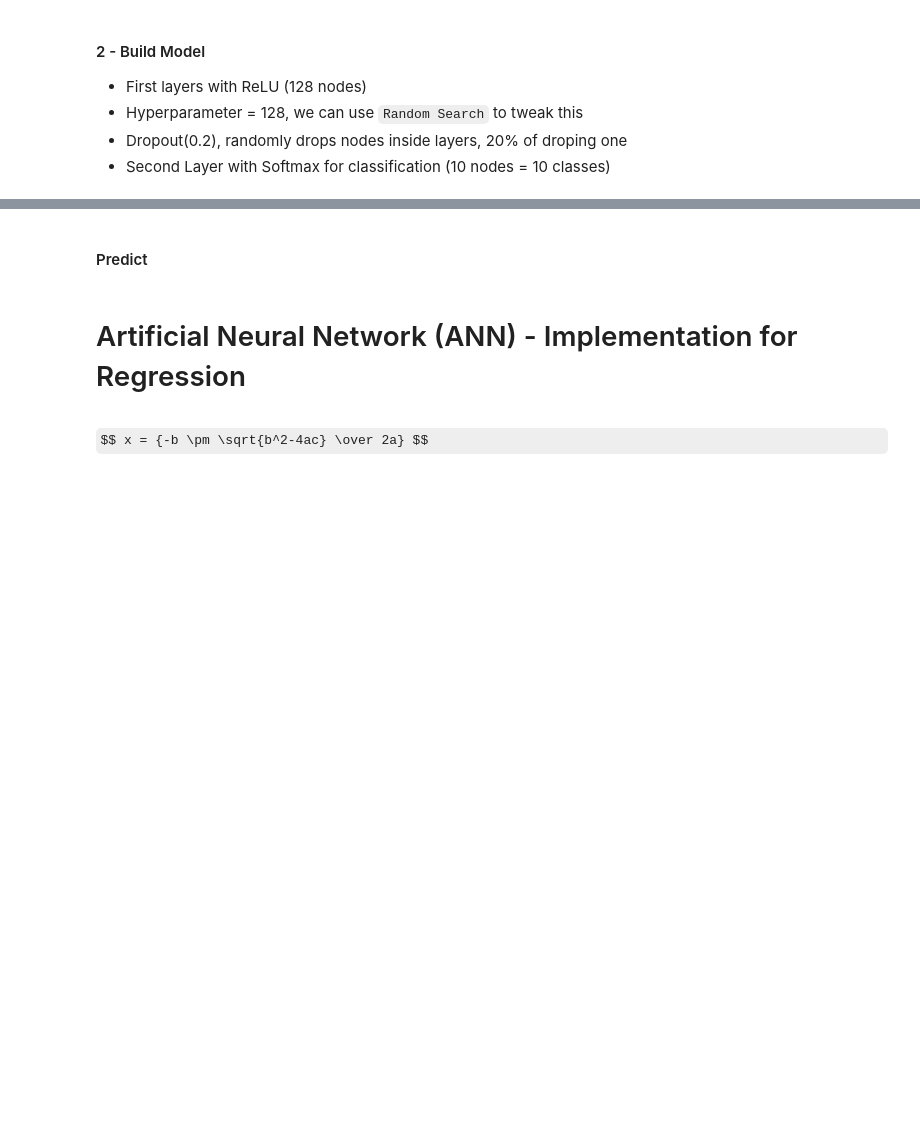
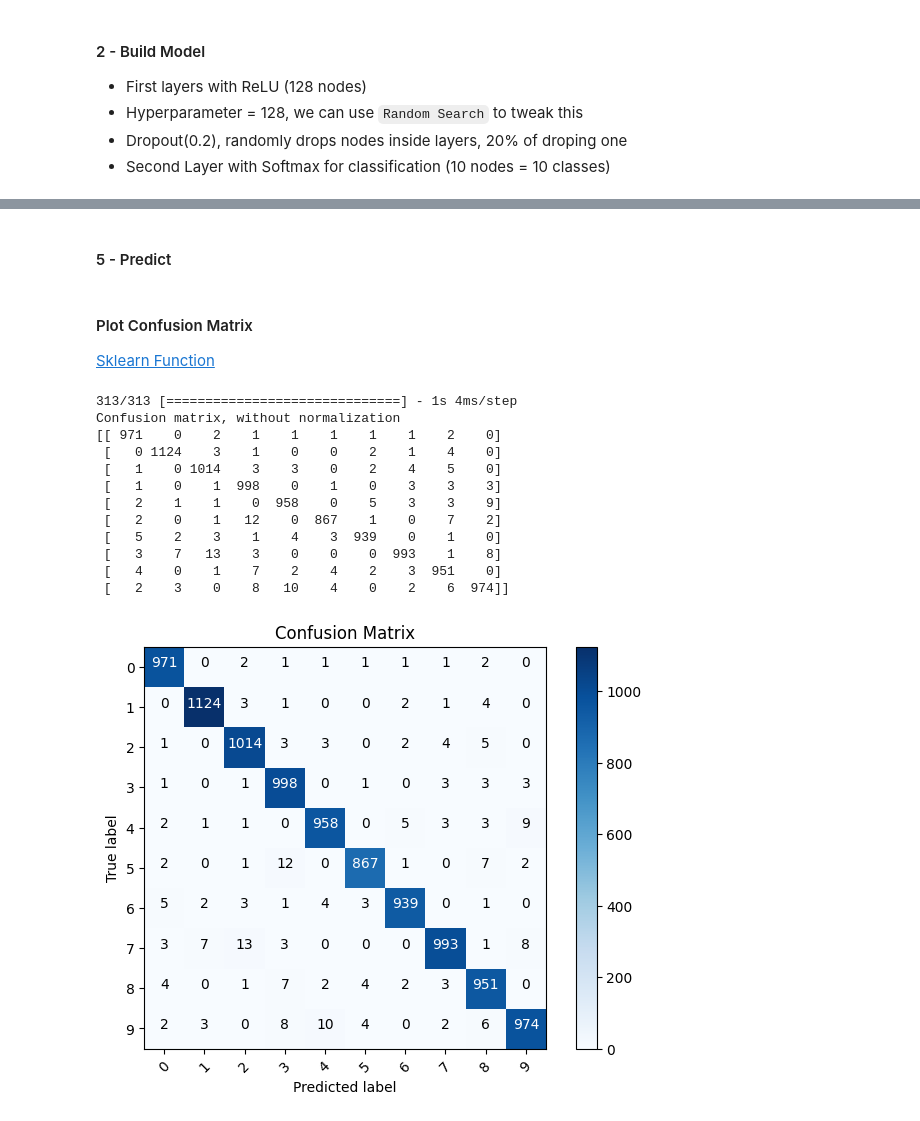
Before and after one commit to ivanxavier7/machinelearning, a Jupyter notebook: DeepLearning/Neuron.ipynb, the cells around one changed output, grey strips where cells are left out. Drawn from its saved outputs; the diff is of its cells as text; code cells hidden in the pictures; some formulas as TeX source; blank space fills up the shorter version.

```diff
--- a/DeepLearning/Neuron.ipynb
+++ b/DeepLearning/Neuron.ipynb
@@ -294,6 +370,67 @@ We don't compute other entries with
 # %% [markdown]
-#### Predict
+#### 5 - Predict
-# %% [markdown]
-# Artificial Neural Network (ANN) - Implementation for Regression
-# %% [markdown]
-$$ x = {-b \pm \sqrt{b^2-4ac} \over 2a} $$
+# %% [markdown]
+#### Plot Confusion Matrix
+
+[Sklearn Function](https://scikit-learn.org/0.18/auto_examples/model_selection/plot_confusion_matrix.html)
+# %%
+import itertools
+import numpy as np
+import matplotlib.pyplot as plt
+from sklearn.metrics import confusion_matrix
+
+
+def plot_confusion_matrix(cm, classes,
+                          normalize=False,
+                          title='Confusion matrix',
+                          cmap=plt.cm.Blues):
+    """
+    This function prints and plots the confusion matrix.
+    Normalization can be applied by setting `normalize=True`.
+    """
+    plt.imshow(cm, interpolation='nearest', cmap=cmap)
+    plt.title(title)
+    plt.colorbar()
+    tick_marks = np.arange(len(classes))
+    plt.xticks(tick_marks, classes, rotation=45)
+    plt.yticks(tick_marks, classes)
+
+    if normalize:
+        cm = cm.astype('float') / cm.sum(axis=1)[:, np.newaxis]
+        print("Normalized confusion matrix")
+    else:
+        print('Confusion matrix, without normalization')
+
+    print(cm)
+
+    thresh = cm.max() / 2.
+    for i, j in itertools.product(range(cm.shape[0]), range(cm.shape[1])):
+        plt.text(j, i, cm[i, j],
+                 horizontalalignment="center",
+                 color="white" if cm[i, j] > thresh else "black")
+
+    plt.tight_layout()
+    plt.ylabel('True label')
+    plt.xlabel('Predicted label')
+
+# Plot Confusion Matrix
+p_test = model.predict(x_test).argmax(axis=1) # Predict
+cm = confusion_matrix(y_test, p_test)
+np.set_printoptions(precision=2)
+plot_confusion_matrix(cm, list(range(10)), title='Confusion Matrix')
+
+plt.show()
+# %% [output]
+313/313 [==============================] - 1s 4ms/step
+Confusion matrix, without normalization
+[[ 971    0    2    1    1    1    1    1    2    0]
+ [   0 1124    3    1    0    0    2    1    4    0]
+ [   1    0 1014    3    3    0    2    4    5    0]
+ [   1    0    1  998    0    1    0    3    3    3]
+ [   2    1    1    0  958    0    5    3    3    9]
+ [   2    0    1   12    0  867    1    0    7    2]
+ [   5    2    3    1    4    3  939    0    1    0]
+ [   3    7   13    3    0    0    0  993    1    8]
+ [   4    0    1    7    2    4    2    3  951    0]
+ [   2    3    0    8   10    4    0    2    6  974]]
+[figure, added]
```
Also changed, not shown: parts of 30 cells of this notebook.
